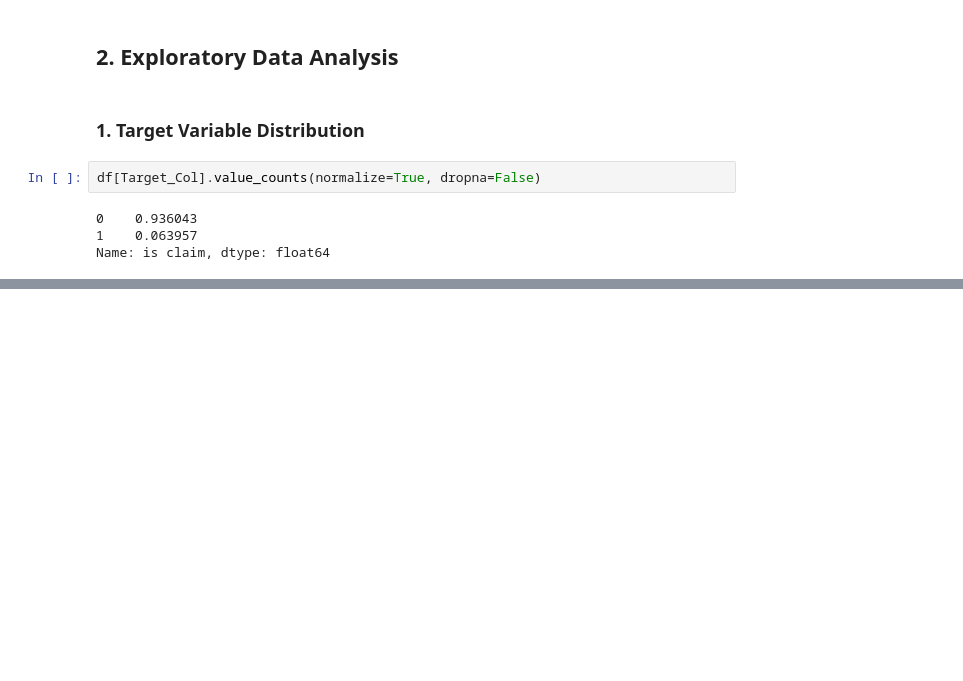
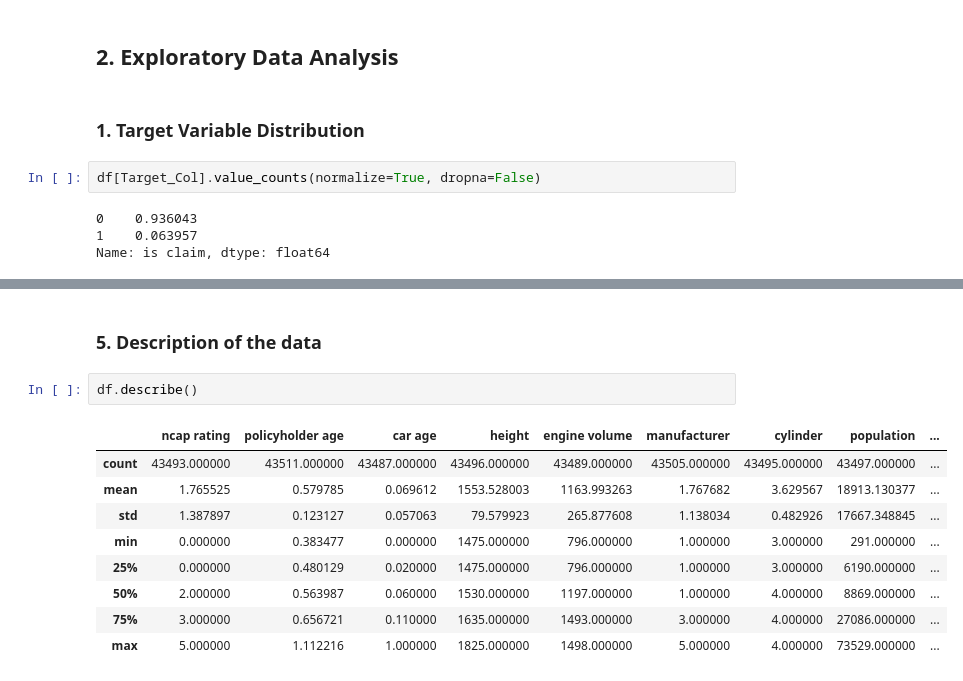
Before and after one commit to Rurushu13/IVAA-Hackaton, a Jupyter notebook: main2.ipynb, the cells around one changed output, grey strips where cells are left out. Cells and saved outputs as stored; diff of their text form; blank space fills up the shorter version.

```diff
--- a/main2.ipynb
+++ b/main2.ipynb
@@ -260,0 +319,14 @@ array([[<AxesSubplot:title={'center':'ID'}>,
+# %% [markdown]
+### 5. Description of the data
+# %%
+df.describe()
+# %% [output]
+|  | ncap rating | policyholder age | car age | height | engine volume | manufacturer | cylinder | population | ... |
+| count | 43493.000000 | 43511.000000 | 43487.000000 | 43496.000000 | 43489.000000 | 43505.000000 | 43495.000000 | 43497.000000 | ... |
+| mean | 1.765525 | 0.579785 | 0.069612 | 1553.528003 | 1163.993263 | 1.767682 | 3.629567 | 18913.130377 | ... |
+| std | 1.387897 | 0.123127 | 0.057063 | 79.579923 | 265.877608 | 1.138034 | 0.482926 | 17667.348845 | ... |
+| min | 0.000000 | 0.383477 | 0.000000 | 1475.000000 | 796.000000 | 1.000000 | 3.000000 | 291.000000 | ... |
+| 25% | 0.000000 | 0.480129 | 0.020000 | 1475.000000 | 796.000000 | 1.000000 | 3.000000 | 6190.000000 | ... |
+| 50% | 2.000000 | 0.563987 | 0.060000 | 1530.000000 | 1197.000000 | 1.000000 | 4.000000 | 8869.000000 | ... |
+| 75% | 3.000000 | 0.656721 | 0.110000 | 1635.000000 | 1493.000000 | 3.000000 | 4.000000 | 27086.000000 | ... |
+| max | 5.000000 | 1.112216 | 1.000000 | 1825.000000 | 1498.000000 | 5.000000 | 4.000000 | 73529.000000 | ... |
```
Also changed, not shown: parts of 14 cells of this notebook, 1 other file.
